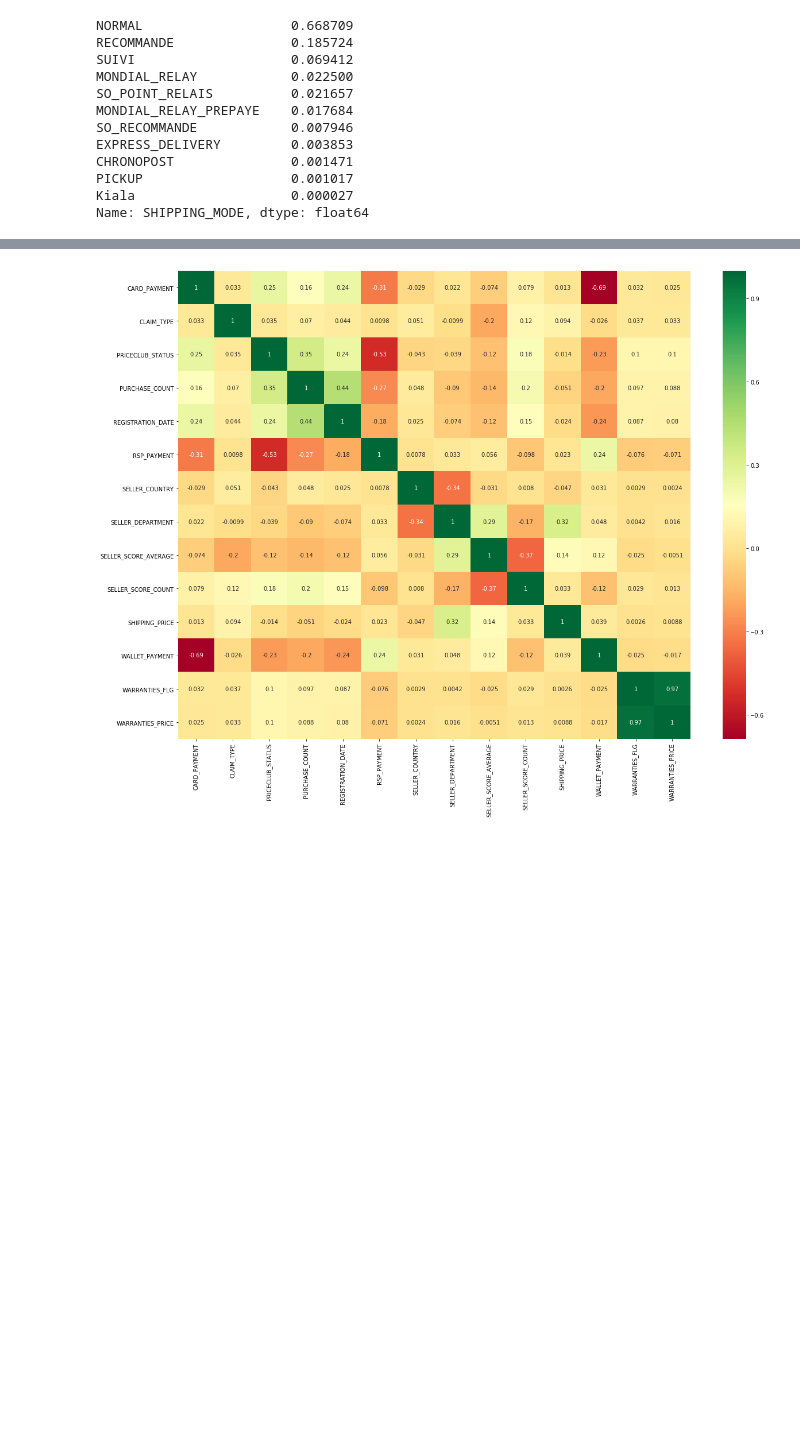
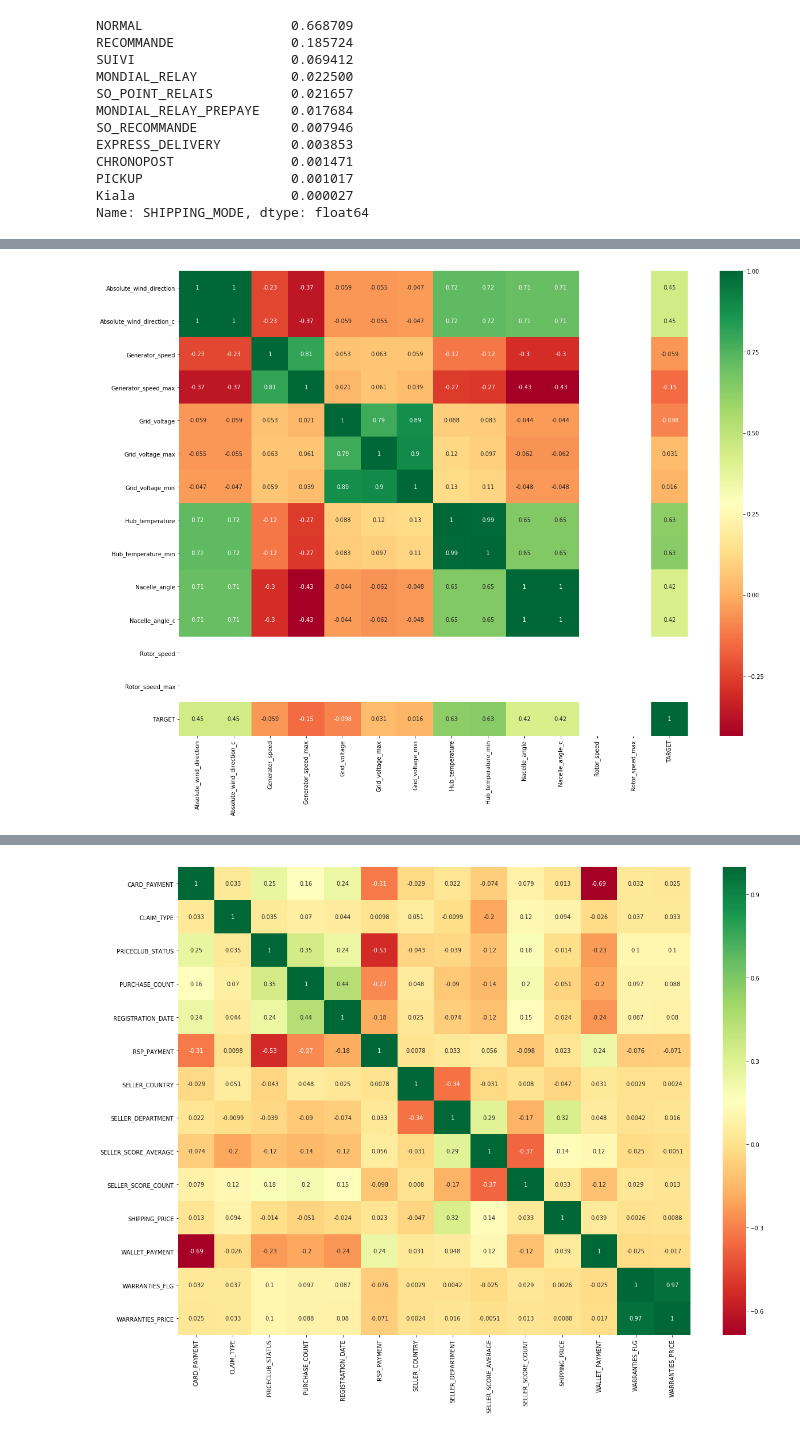
Before and after one commit to jeremycombe/Pipeline, a Jupyter notebook: BestEstimator_tests.ipynb, the cells around one changed output, grey strips where cells are left out. Drawn from its saved outputs; the diff is of its cells as text; code cells hidden in the pictures; blank space fills up the shorter version.

```diff
--- a/BestEstimator_tests.ipynb
+++ b/BestEstimator_tests.ipynb
@@ -712,0 +698,4 @@ clf1.Feature_Importances_Tree(clf, Multi_Train[0:100], Multi_Target[0:100], ID =
+# %%
+clf1.corr_mat(Reg_Train, Reg_Target, ID = 'ID', n = 1000, n_pairs = 8)
+# %% [output]
+[figure, added]
```
Also changed, not shown: parts of 9 cells of this notebook, 1 other file.
